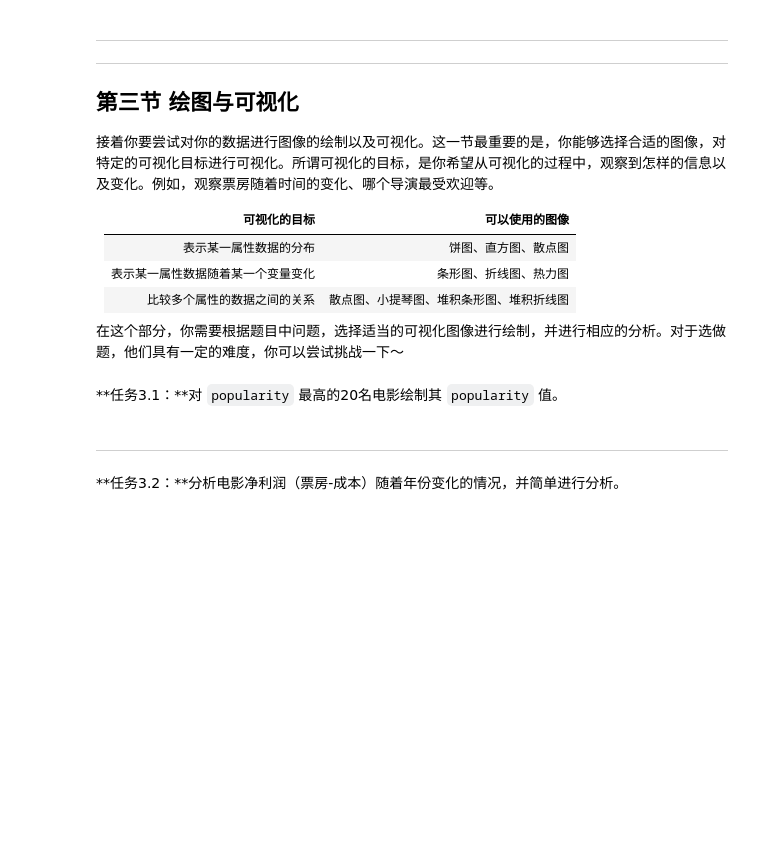
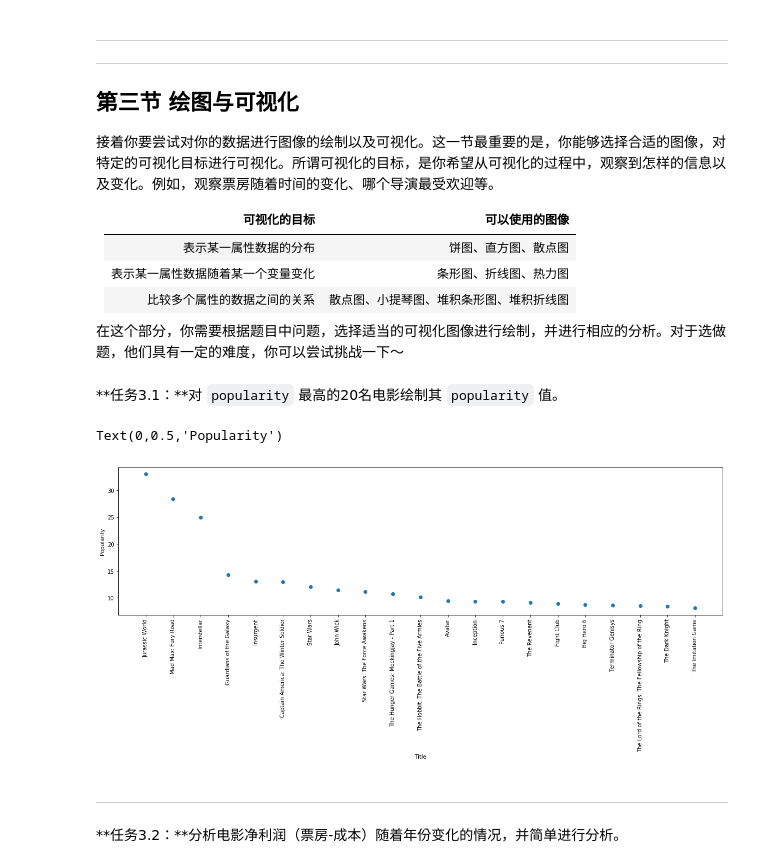
Before and after one commit to corwien/AIPND-cn-master, a Jupyter notebook: P2_Explore_Movie_Dataset/Explore Movie Dataset.ipynb, the cells around one changed output. Saved outputs shown, nothing was run; the diff lists cells and outputs as text; code cells hidden in the pictures; blank space fills up the shorter version.

```diff
--- a/P2_Explore_Movie_Dataset/Explore Movie Dataset.ipynb
+++ b/P2_Explore_Movie_Dataset/Explore Movie Dataset.ipynb
@@ -209,6 +209,19 @@ Name: popularity, Length: 1340, dtype: float64
 在这个部分，你需要根据题目中问题，选择适当的可视化图像进行绘制，并进行相应的分析。对于选做题，他们具有一定的难度，你可以尝试挑战一下～
 # %% [markdown]
 **任务3.1：**对 `popularity` 最高的20名电影绘制其 `popularity` 值。
+# %%
+popularity_top_20_index = movie_data['popularity'].sort_values(ascending = False).index[:21]
+popularity_top_20_data = movie_data.loc[popularity_top_20_index]
+
+plt.figure(figsize = [20, 5])
+
+plt.scatter(x = popularity_top_20_data['original_title'], y = popularity_top_20_data['popularity'])
+plt.xticks(rotation = 90)
+plt.xlabel("Title")
+plt.ylabel("Popularity")
+# %% [output]
+Text(0,0.5,'Popularity')
+[figure, added]
 # %% [markdown]
 ---
 **任务3.2：**分析电影净利润（票房-成本）随着年份变化的情况，并简单进行分析。
```
Also changed, not shown: parts of 2 cells of this notebook.
